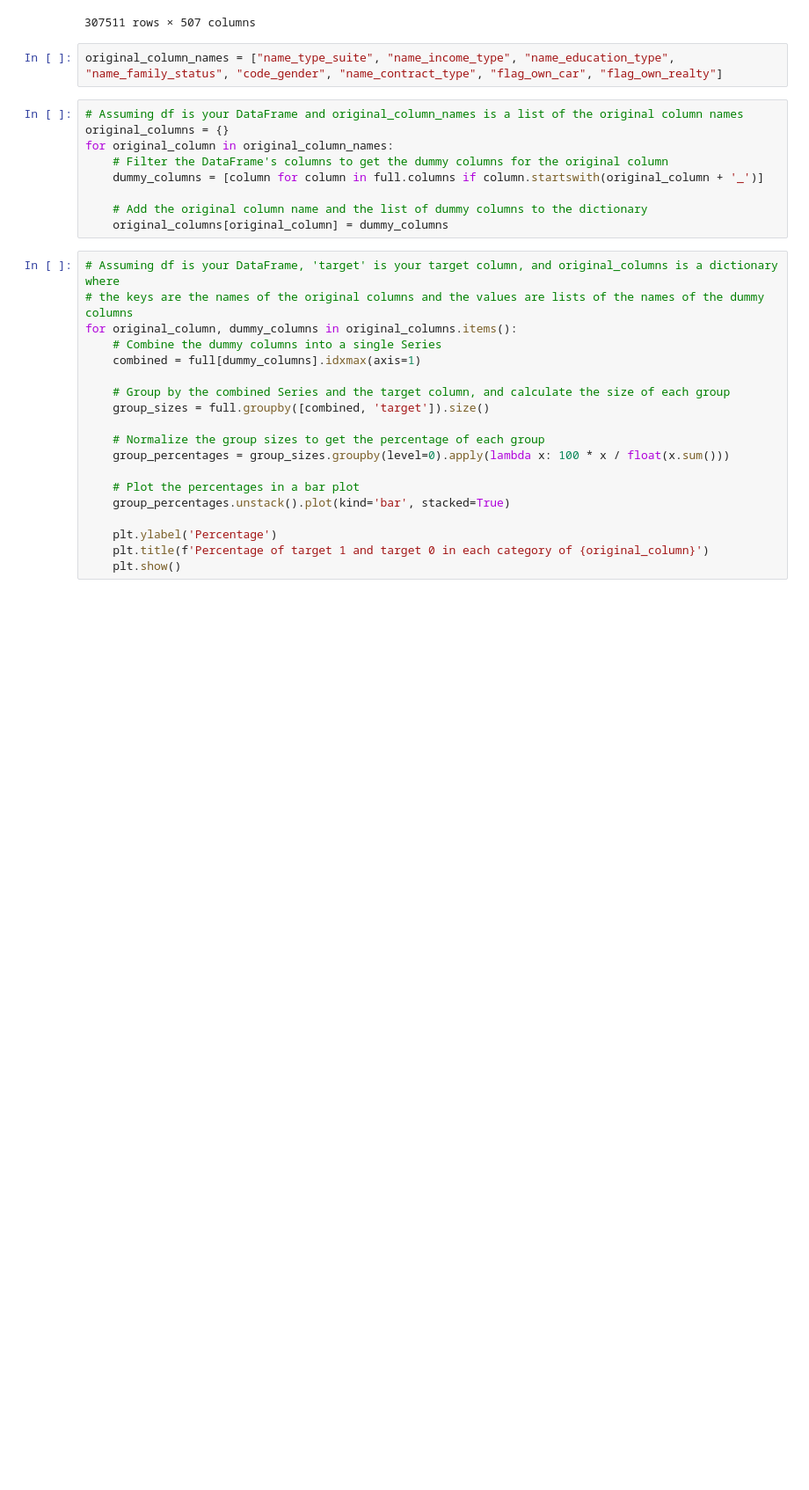
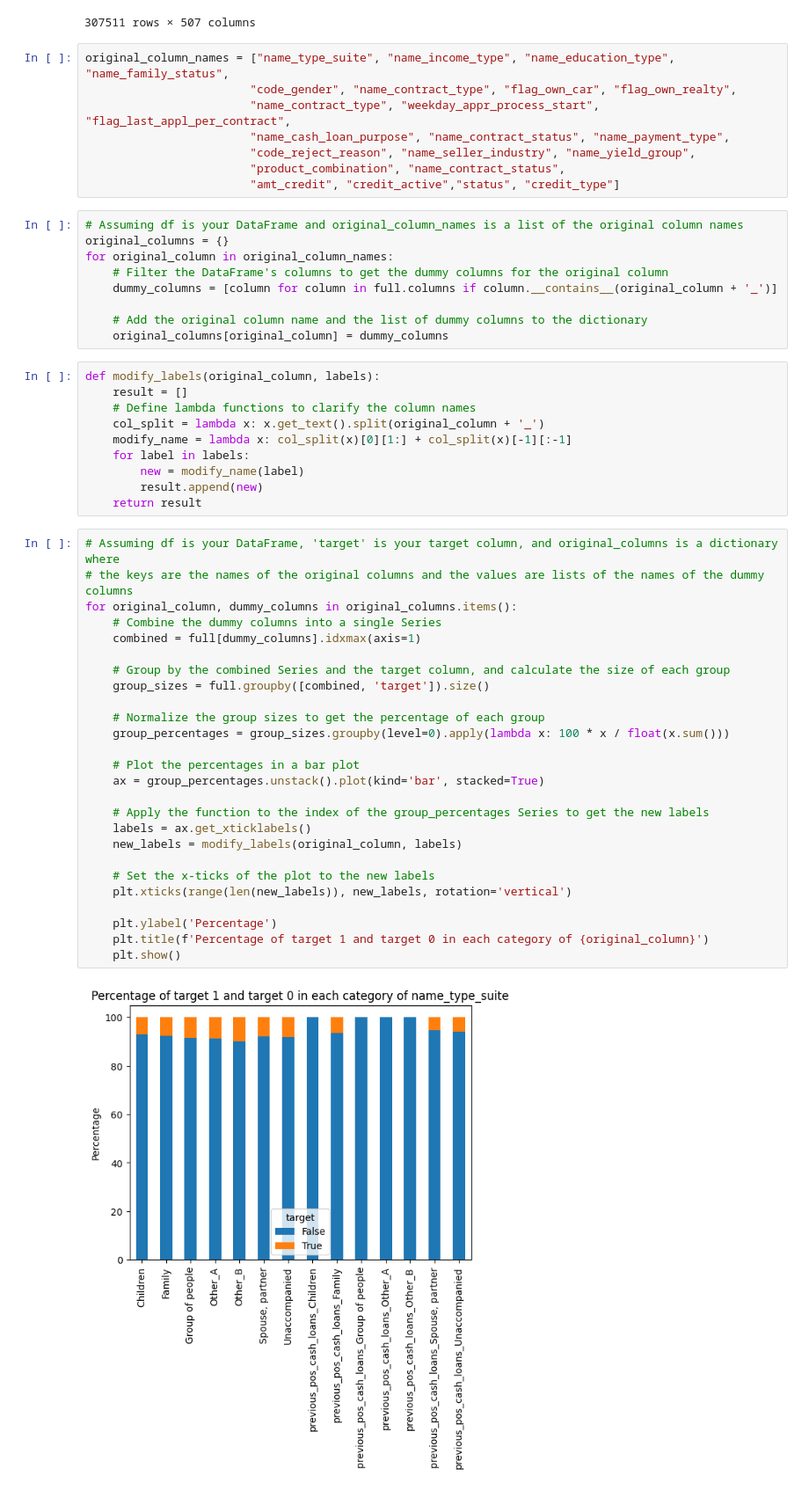
Before and after one commit to anassKEMMOUNE/LBD-FinancialDataAnalysis, a Jupyter notebook: visualization.ipynb, the cells around one changed output. Shown at 88% size. Drawn from its saved outputs; the diff is of its cells as text; blank space fills up the shorter version.

Commit message:
visualization dummy plots

```diff
--- a/visualization.ipynb
+++ b/visualization.ipynb
@@ -44,32 +44,57 @@ full
 | 307510 | 456255 | False | 0 | 157500.0 | 675000.0 | 49117.5 | 675000.0 | ... |
 307511 rows × 507 columns
 # %%
-original_column_names = ["name_type_suite", "name_income_type", "name_education_type", "name_family_status", "code_gender", "name_contract_type", "flag_own_car", "flag_own_realty"]
+original_column_names = ["name_type_suite", "name_income_type", "name_education_type", "name_family_status",
+                        "code_gender", "name_contract_type", "flag_own_car", "flag_own_realty",
+                        "name_contract_type", "weekday_appr_process_start", "flag_last_appl_per_contract",
+                        "name_cash_loan_purpose", "name_contract_status", "name_payment_type",
+                        "code_reject_reason", "name_seller_industry", "name_yield_group",
+                        "product_combination", "name_contract_status",
+                        "amt_credit", "credit_active","status", "credit_type"]
 # %%
 # Assuming df is your DataFrame and original_column_names is a list of the original column names
 original_columns = {}
 for original_column in original_column_names:
     # Filter the DataFrame's columns to get the dummy columns for the original column
-    dummy_columns = [column for column in full.columns if column.startswith(original_column + '_')]
+    dummy_columns = [column for column in full.columns if column.__contains__(original_column + '_')]
 
     # Add the original column name and the list of dummy columns to the dictionary
     original_columns[original_column] = dummy_columns
+# %%
+def modify_labels(original_column, labels):
+    result = []
+    # Define lambda functions to clarify the column names
+    col_split = lambda x: x.get_text().split(original_column + '_')
+    modify_name = lambda x: col_split(x)[0][1:] + col_split(x)[-1][:-1]
+    for label in labels:
+        new = modify_name(label)
+        result.append(new)
+    return result
 # %%
 # Assuming df is your DataFrame, 'target' is your target column, and original_columns is a dictionary where
 # the keys are the names of the original columns and the values are lists of the names of the dummy columns
 for original_column, dummy_columns in original_columns.items():
     # Combine the dummy columns into a single Series
     combined = full[dummy_columns].idxmax(axis=1)
 
     # Group by the combined Series and the target column, and calculate the size of each group
     group_sizes = full.groupby([combined, 'target']).size()
 
     # Normalize the group sizes to get the percentage of each group
     group_percentages = group_sizes.groupby(level=0).apply(lambda x: 100 * x / float(x.sum()))
 
     # Plot the percentages in a bar plot
-    group_percentages.unstack().plot(kind='bar', stacked=True)
+    ax = group_percentages.unstack().plot(kind='bar', stacked=True)
+
+    # Apply the function to the index of the group_percentages Series to get the new labels
+    labels = ax.get_xticklabels()
+    new_labels = modify_labels(original_column, labels)
+
+    # Set the x-ticks of the plot to the new labels
+    plt.xticks(range(len(new_labels)), new_labels, rotation='vertical')
 
     plt.ylabel('Percentage')
     plt.title(f'Percentage of target 1 and target 0 in each category of {original_column}')
     plt.show()
+# %% [output]
+[figure, added]
```
Also changed, not shown: parts of 1 cell of this notebook.
